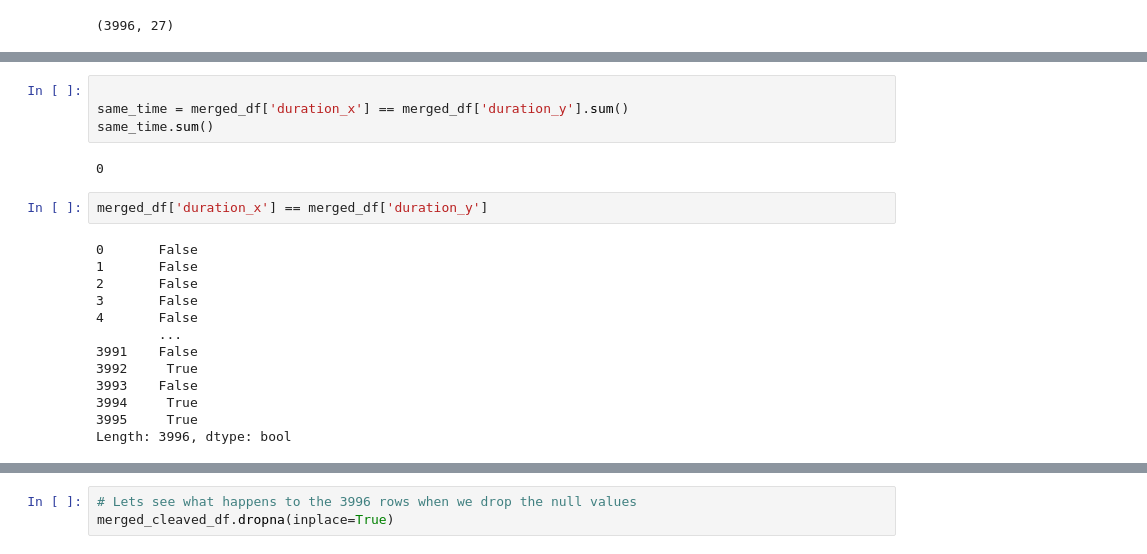
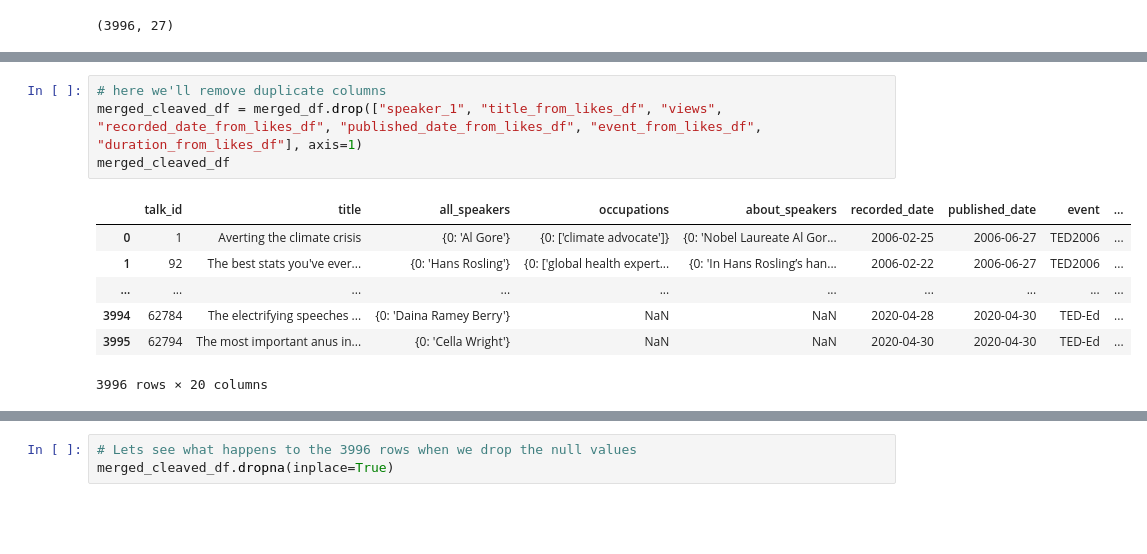
Before and after one commit to drewe4point0/Capstone-Quantifying-Good-Speeches-, a Jupyter notebook: Notebooks/Ted Dataset (with Transcripts).ipynb, the cells around one changed output, grey strips where cells are left out. Saved outputs shown, nothing was run; the diff lists cells and outputs as text; blank space fills up the shorter version.

```diff
--- a/Notebooks/Ted Dataset (with Transcripts).ipynb
+++ b/Notebooks/Ted Dataset (with Transcripts).ipynb
@@ -184,22 +180,13 @@ Index(['talk_id', 'title_x', 'speaker_1', 'all_speakers', 'occupations',
       dtype='object')
-# %%
-
-same_time = merged_df['duration_x'] == merged_df['duration_y'].sum()
-same_time.sum()
-# %% [output]
-0
-# %%
-merged_df['duration_x'] == merged_df['duration_y']
-# %% [output]
-0       False
-1       False
-2       False
-3       False
-4       False
-        ...
-3991    False
-3992     True
-3993    False
-3994     True
-3995     True
-Length: 3996, dtype: bool
+# %%
+# here we'll remove duplicate columns
+merged_cleaved_df = merged_df.drop(["speaker_1", "title_from_likes_df", "views", "recorded_date_from_likes_df", "published_date_from_likes_df", "event_from_likes_df", "duration_from_likes_df"], axis=1)
+merged_cleaved_df
+# %% [output]
+|  | talk_id | title | all_speakers | occupations | about_speakers | recorded_date | published_date | event | ... |
+| 0 | 1 | Averting the climate crisis | {0: 'Al Gore'} | {0: ['climate advocate']} | {0: 'Nobel Laureate Al Gor... | 2006-02-25 | 2006-06-27 | TED2006 | ... |
+| 1 | 92 | The best stats you've ever... | {0: 'Hans Rosling'} | {0: ['global health expert... | {0: 'In Hans Rosling’s han... | 2006-02-22 | 2006-06-27 | TED2006 | ... |
+| ... | ... | ... | ... | ... | ... | ... | ... | ... | ... |
+| 3994 | 62784 | The electrifying speeches ... | {0: 'Daina Ramey Berry'} | NaN | NaN | 2020-04-28 | 2020-04-30 | TED-Ed | ... |
+| 3995 | 62794 | The most important anus in... | {0: 'Cella Wright'} | NaN | NaN | 2020-04-30 | 2020-04-30 | TED-Ed | ... |
+3996 rows × 20 columns
```
Also changed, not shown: parts of 45 cells of this notebook.
